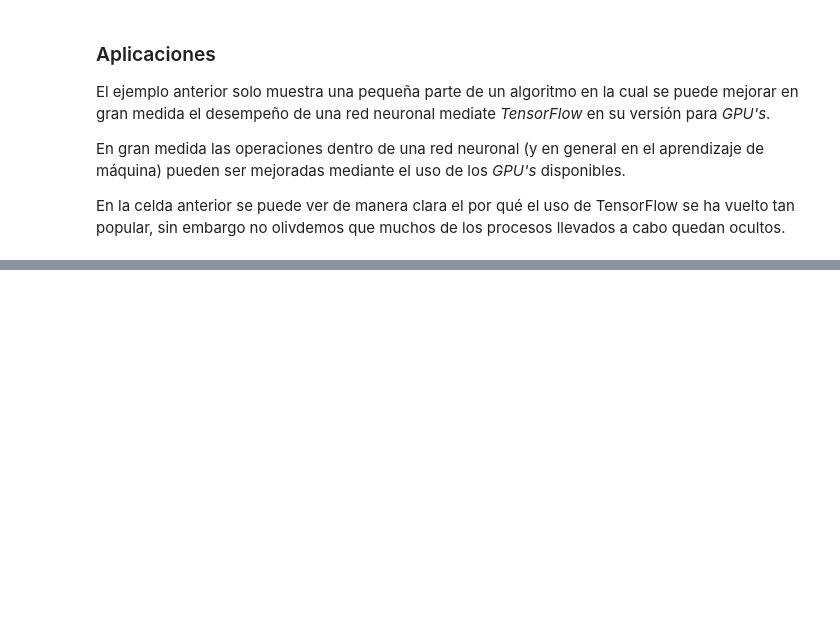
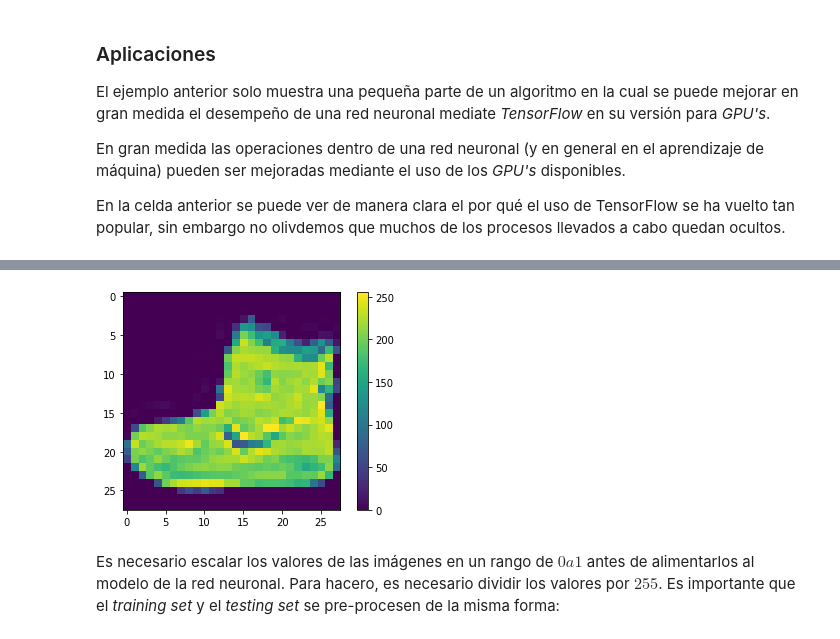
Before and after one commit to jugernaut/MACTI-programacionparalelo, a Jupyter notebook: Envoltorios/04_TensorFlow2.ipynb, the cells around one changed output, grey strips where cells are left out. Cells and saved outputs as stored; diff of their text form; code cells hidden in the pictures; blank space fills up the shorter version.

```diff
--- a/Envoltorios/04_TensorFlow2.ipynb
+++ b/Envoltorios/04_TensorFlow2.ipynb
@@ -189,0 +200,10 @@ Vamos a 'construir' una red en una celda.
+# %%
+# TensorFlow y tf.keras
+from tensorflow import keras
+
+# Librerias de ayuda
+import numpy as np
+import matplotlib.pyplot as plt
+
+fashion_mnist = keras.datasets.fashion_mnist
+(train_images, train_labels), (test_images, test_labels) = fashion_mnist.load_data()
@@ -189,0 +316,10 @@ Vamos a 'construir' una red en una celda.
+# %%
+plt.figure()
+plt.imshow(train_images[0])
+plt.colorbar()
+plt.grid(False)
+plt.show()
+# %% [output]
+[figure, added]
+# %% [markdown]
+Es necesario escalar los valores de las imágenes en un rango de $0 a 1$ antes de alimentarlos al modelo de la red neuronal. Para hacero, es necesario dividir los valores por $255$. Es importante que el *training set* y el *testing set* se pre-procesen de la misma forma:
```
Also changed, not shown: parts of 22 cells of this notebook.
